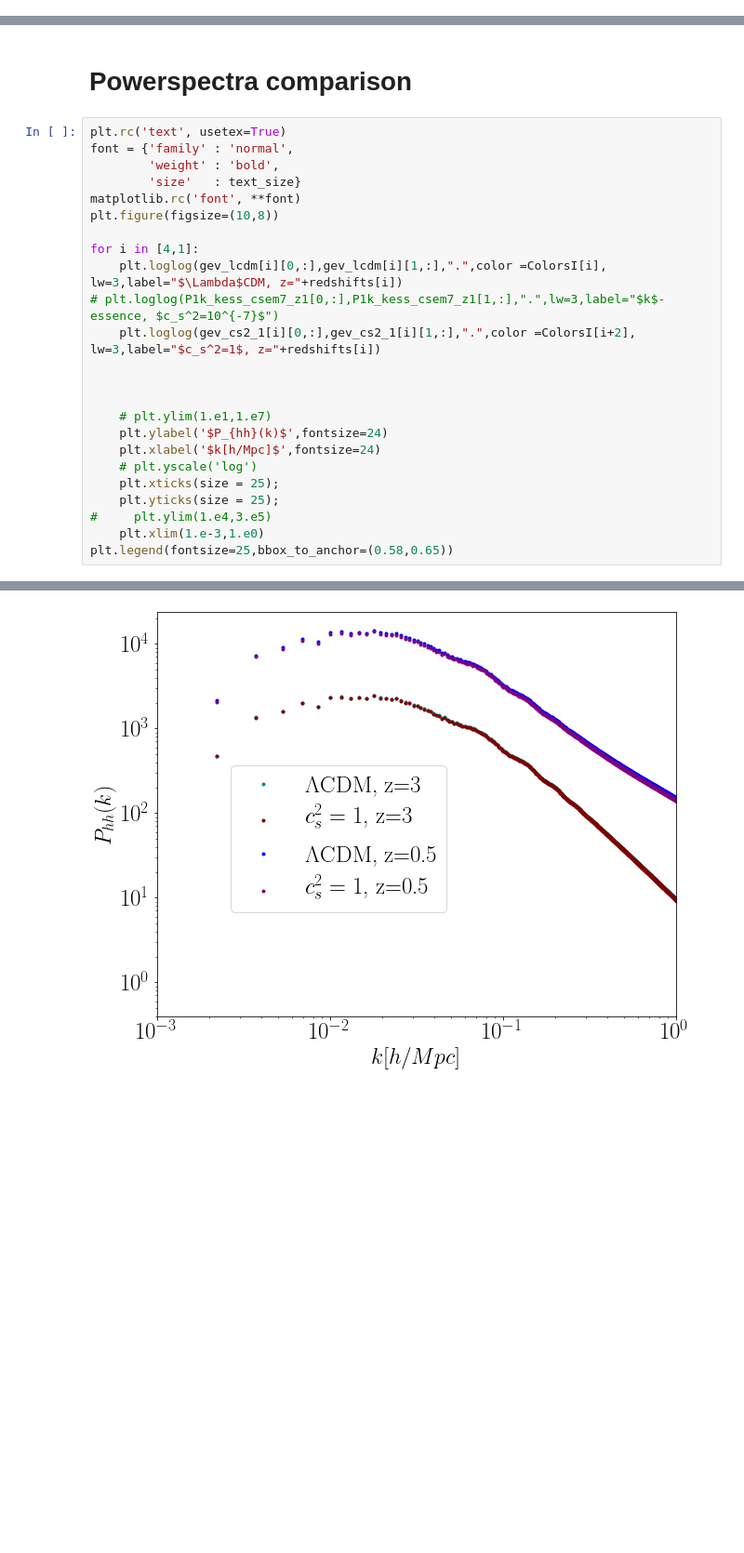
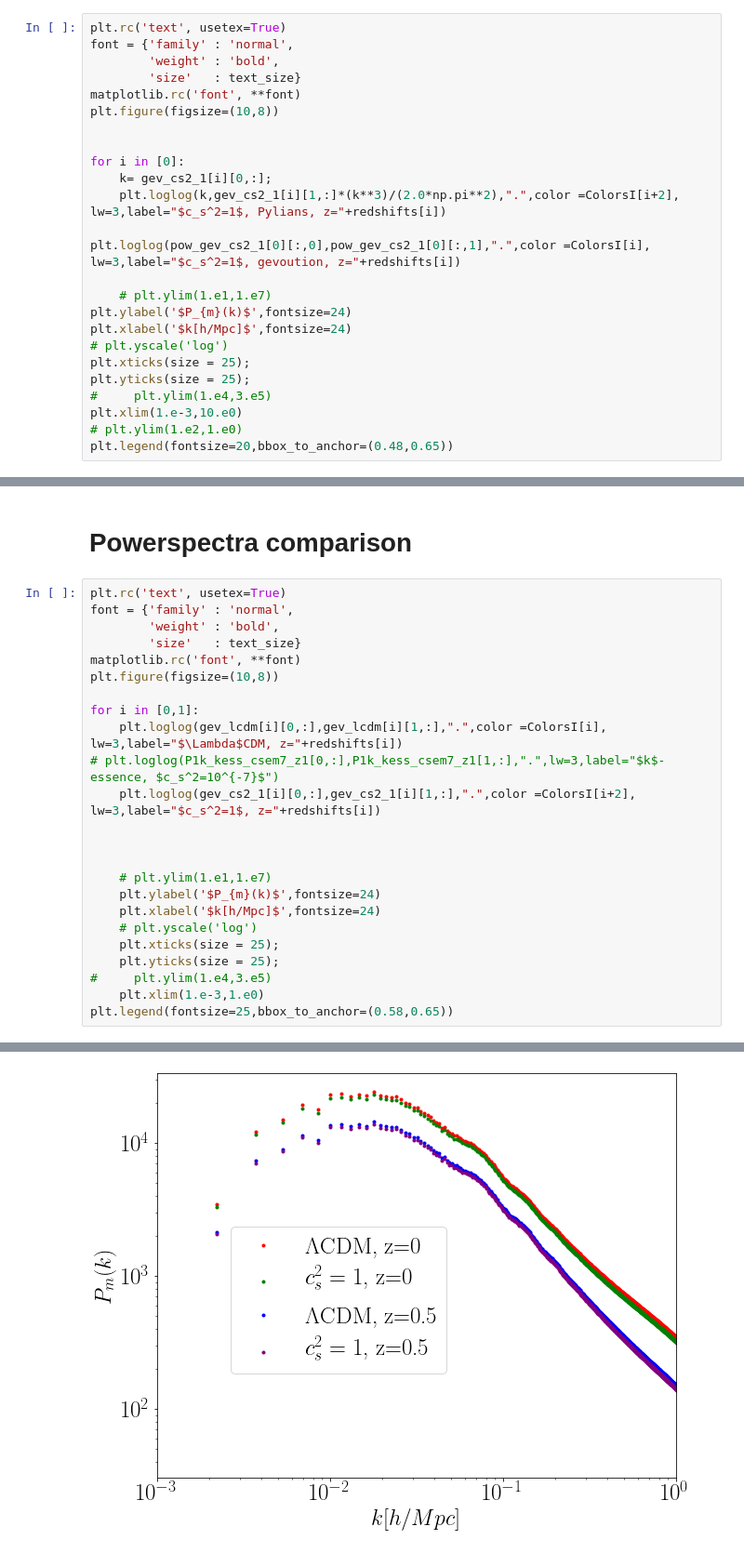
Before and after one commit to FarbodHassani/Doppler_RSD_N-body, a Jupyter notebook: Analysis-notebooks/pcls_PowerSpectra_CF_comparison_no_RSD.ipynb, the cells around one changed output, grey strips where cells are left out. Shown: that part at 93% size. Cells and saved outputs as stored; diff of their text form; blank space fills up the shorter version.

```diff
--- a/Analysis-notebooks/pcls_PowerSpectra_CF_comparison_no_RSD.ipynb
+++ b/Analysis-notebooks/pcls_PowerSpectra_CF_comparison_no_RSD.ipynb
@@ -50,0 +73,25 @@ directory = "/Users/farbod/Dropbox/Projects/Doppler_RSD/Data/Halos_snapshots_Box
+# %%
+plt.rc('text', usetex=True)
+font = {'family' : 'normal',
+        'weight' : 'bold',
+        'size'   : text_size}
+matplotlib.rc('font', **font)
+plt.figure(figsize=(10,8))
+
+
+for i in [0]:
+    k= gev_cs2_1[i][0,:];
+    plt.loglog(k,gev_cs2_1[i][1,:]*(k**3)/(2.0*np.pi**2),".",color =ColorsI[i+2], lw=3,label="$c_s^2=1$, Pylians, z="+redshifts[i])
+
+plt.loglog(pow_gev_cs2_1[0][:,0],pow_gev_cs2_1[0][:,1],".",color =ColorsI[i], lw=3,label="$c_s^2=1$, gevoution, z="+redshifts[i])
+
+    # plt.ylim(1.e1,1.e7)
+plt.ylabel('$P_{m}(k)$',fontsize=24)
+plt.xlabel('$k[h/Mpc]$',fontsize=24)
+# plt.yscale('log')
+plt.xticks(size = 25);
+plt.yticks(size = 25);
+#     plt.ylim(1.e4,3.e5)
+plt.xlim(1.e-3,10.e0)
+# plt.ylim(1.e2,1.e0)
+plt.legend(fontsize=20,bbox_to_anchor=(0.48,0.65))
@@ -53,30 +103,30 @@ directory = "/Users/farbod/Dropbox/Projects/Doppler_RSD/Data/Halos_snapshots_Box
 # %%
 plt.rc('text', usetex=True)
 font = {'family' : 'normal',
         'weight' : 'bold',
         'size'   : text_size}
 matplotlib.rc('font', **font)
 plt.figure(figsize=(10,8))
 
-for i in [4,1]:
+for i in [0,1]:
     plt.loglog(gev_lcdm[i][0,:],gev_lcdm[i][1,:],".",color =ColorsI[i], lw=3,label="$\Lambda$CDM, z="+redshifts[i])
 # plt.loglog(P1k_kess_csem7_z1[0,:],P1k_kess_csem7_z1[1,:],".",lw=3,label="$k$-essence, $c_s^2=10^{-7}$")
     plt.loglog(gev_cs2_1[i][0,:],gev_cs2_1[i][1,:],".",color =ColorsI[i+2], lw=3,label="$c_s^2=1$, z="+redshifts[i])
 
 
 
     # plt.ylim(1.e1,1.e7)
-    plt.ylabel('$P_{hh}(k)$',fontsize=24)
+    plt.ylabel('$P_{m}(k)$',fontsize=24)
     plt.xlabel('$k[h/Mpc]$',fontsize=24)
     # plt.yscale('log')
     plt.xticks(size = 25);
     plt.yticks(size = 25);
 #     plt.ylim(1.e4,3.e5)
     plt.xlim(1.e-3,1.e0)
 plt.legend(fontsize=25,bbox_to_anchor=(0.58,0.65))
 # %% [output]
 <matplotlib.legend.Legend at 0x...>
-[figure, old version]
+[figure, new version]
 # %%
 
 label_size = 22
```
Also changed, not shown: parts of 34 cells of this notebook, 1 other file.
